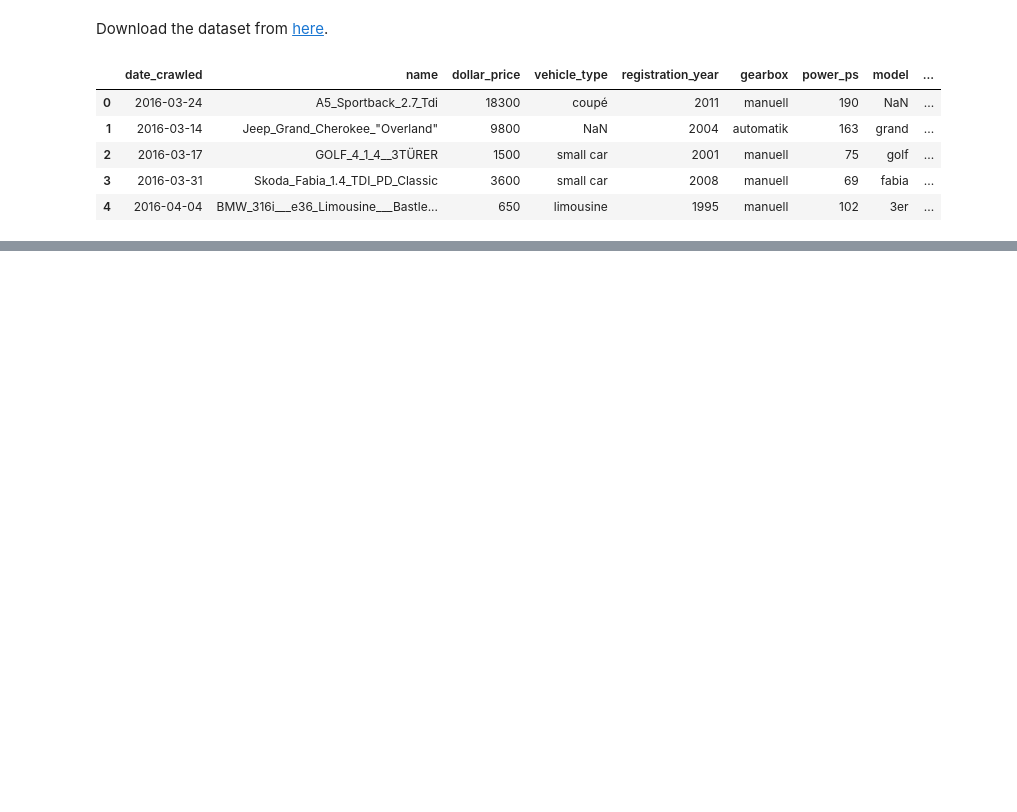
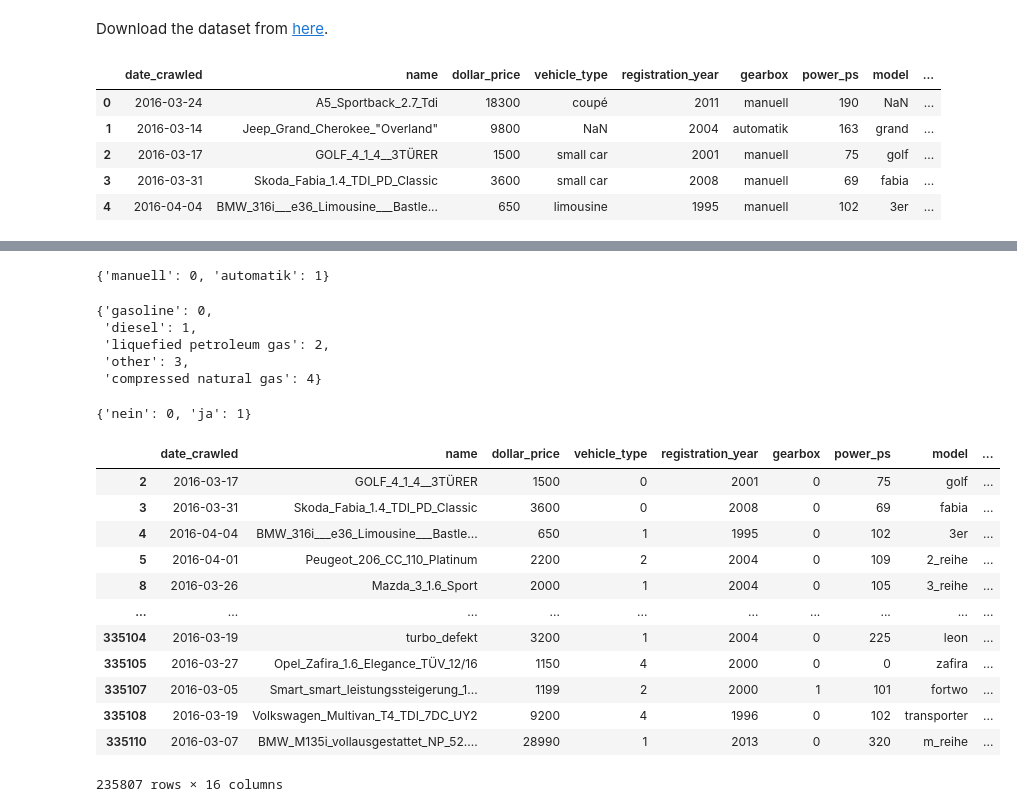
Before and after one commit to 44mkashif/ebay-used-cars-listing-analysis, a Jupyter notebook: notebook.ipynb, the cells around one changed output, grey strips where cells are left out. Saved outputs shown, nothing was run; the diff lists cells and outputs as text; code cells hidden in the pictures; blank space fills up the shorter version.

```diff
--- a/notebook.ipynb
+++ b/notebook.ipynb
@@ -19,0 +50,50 @@ There are 335111 rows and 16 columns
+# %%
+gearbox = autos_new['gearbox'].unique()
+gearbox_dict = dict(zip(gearbox,range(len(gearbox))))
+gearbox_dict
+# %% [output]
+{'manuell': 0, 'automatik': 1}
+# %%
+fuel_types = autos_new['fuel_type'].unique()
+fuel_types_dict = dict(zip(fuel_types,range(len(fuel_types))))
+fuel_types_dict
+# %% [output]
+{'gasoline': 0,
+ 'diesel': 1,
+ 'liquefied petroleum gas': 2,
+ 'other': 3,
+ 'compressed natural gas': 4}
+# %%
+unrepaired_damage = autos_new['unrepaired_damage'].unique()
+unrepaired_damage_dict = dict(zip(unrepaired_damage,range(len(unrepaired_damage))))
+unrepaired_damage_dict
+# %% [output]
+{'nein': 0, 'ja': 1}
+# %%
+autos_new['vehicle_type'] = autos_new['vehicle_type'].map(vehicle_type_dict)
+autos_new['gearbox'] = autos_new['gearbox'].map(gearbox_dict)
+autos_new['fuel_type'] = autos_new['fuel_type'].map(fuel_types_dict)
+autos_new['unrepaired_damage'] = autos_new['unrepaired_damage'].map(unrepaired_damage_dict)
+# %%
+autos_new['date_crawled'] = pd.to_datetime(autos_new['date_crawled'])
+autos_new['ad_created'] = pd.to_datetime(autos_new['ad_created'])
+autos_new['last_seen_online'] = pd.to_datetime(autos_new['last_seen_online'])
+# %%
+import datetime as dt
+
+autos_new = autos_new[autos_new['ad_created'].dt.year == 2016]
+autos_new
+# %% [output]
+|  | date_crawled | name | dollar_price | vehicle_type | registration_year | gearbox | power_ps | model | ... |
+| 2 | 2016-03-17 | GOLF_4_1_4__3TÜRER | 1500 | 0 | 2001 | 0 | 75 | golf | ... |
+| 3 | 2016-03-31 | Skoda_Fabia_1.4_TDI_PD_Classic | 3600 | 0 | 2008 | 0 | 69 | fabia | ... |
+| 4 | 2016-04-04 | BMW_316i___e36_Limousine___Bastle... | 650 | 1 | 1995 | 0 | 102 | 3er | ... |
+| 5 | 2016-04-01 | Peugeot_206_CC_110_Platinum | 2200 | 2 | 2004 | 0 | 109 | 2_reihe | ... |
+| 8 | 2016-03-26 | Mazda_3_1.6_Sport | 2000 | 1 | 2004 | 0 | 105 | 3_reihe | ... |
+| ... | ... | ... | ... | ... | ... | ... | ... | ... | ... |
+| 335104 | 2016-03-19 | turbo_defekt | 3200 | 1 | 2004 | 0 | 225 | leon | ... |
+| 335105 | 2016-03-27 | Opel_Zafira_1.6_Elegance_TÜV_12/16 | 1150 | 4 | 2000 | 0 | 0 | zafira | ... |
+| 335107 | 2016-03-05 | Smart_smart_leistungssteigerung_1... | 1199 | 2 | 2000 | 1 | 101 | fortwo | ... |
+| 335108 | 2016-03-19 | Volkswagen_Multivan_T4_TDI_7DC_UY2 | 9200 | 4 | 1996 | 0 | 102 | transporter | ... |
+| 335110 | 2016-03-07 | BMW_M135i_vollausgestattet_NP_52.... | 28990 | 1 | 2013 | 0 | 320 | m_reihe | ... |
+235807 rows × 16 columns
```
Also changed, not shown: parts of 8 cells of this notebook, 1 other file.
